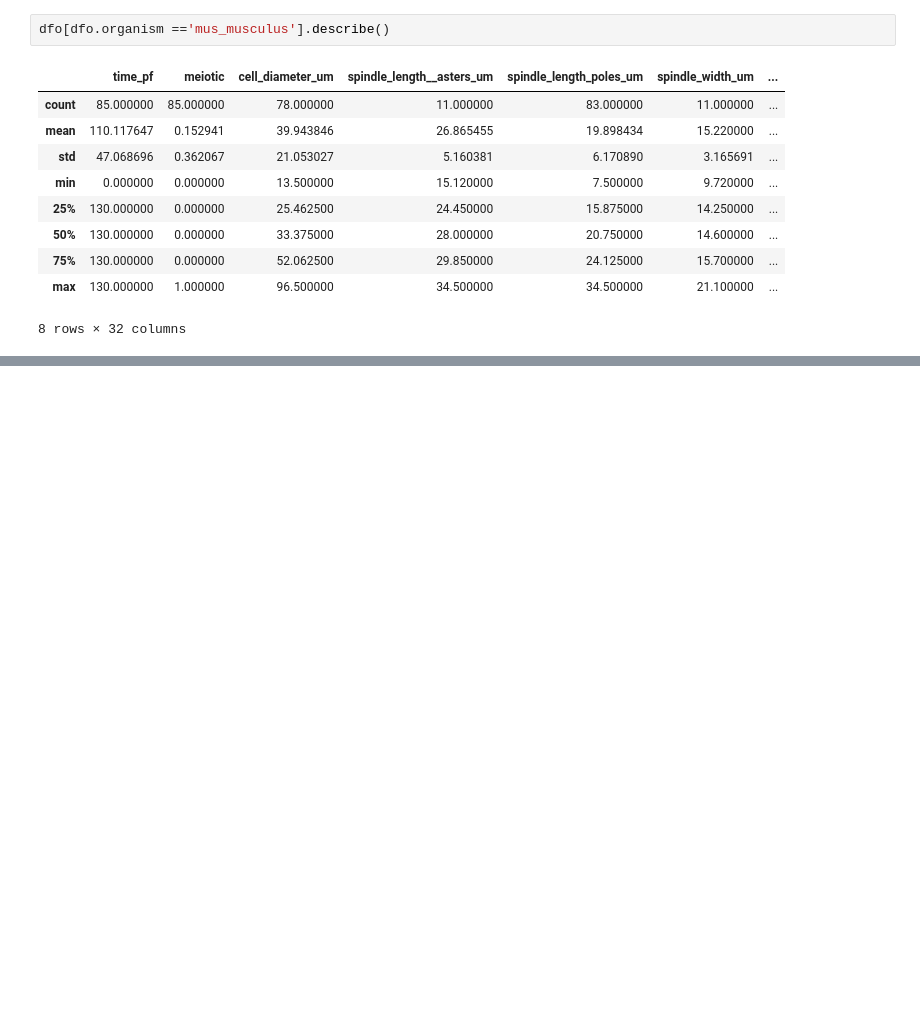
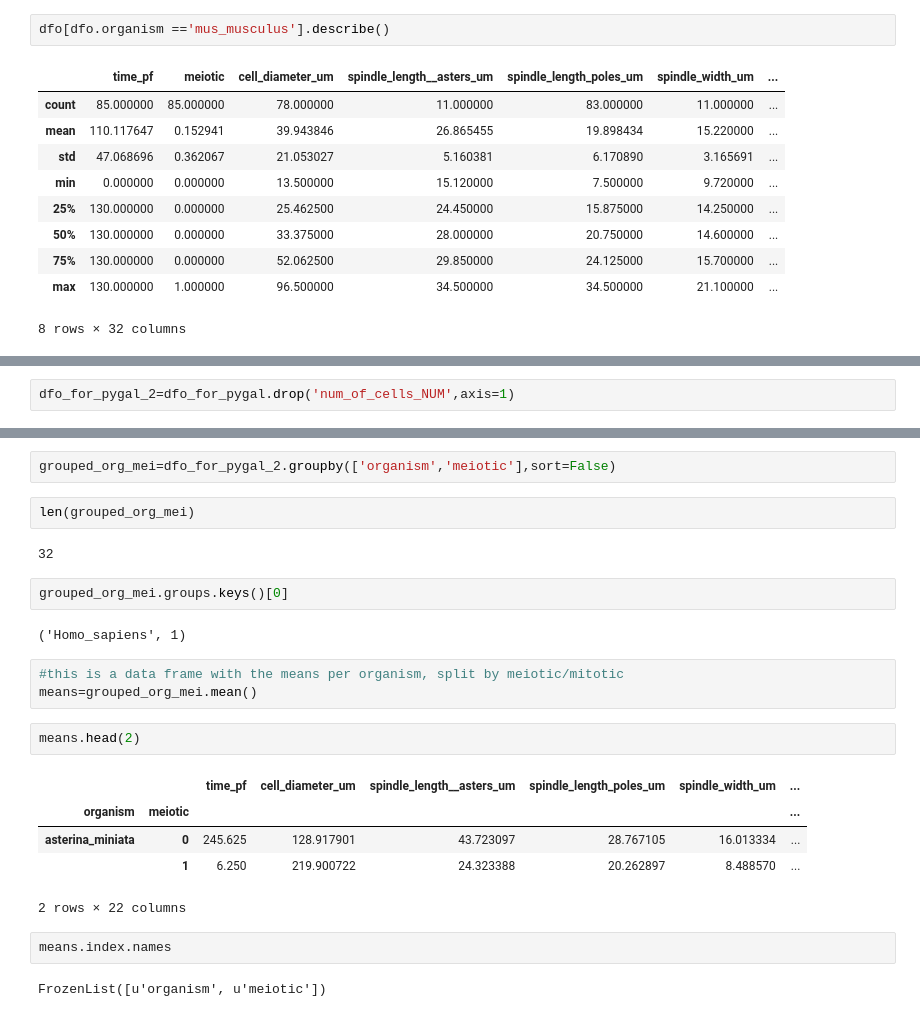
Before and after one commit to emmaggie/SPINDLE_ZOO, a Jupyter notebook: SEPTEMBER_2014/Marina_spindle_zoo_part3.ipynb, the cells around one changed output, grey strips where cells are left out. Drawn from its saved outputs; the diff is of its cells as text; blank space fills up the shorter version.

```diff
--- a/SEPTEMBER_2014/Marina_spindle_zoo_part3.ipynb
+++ b/SEPTEMBER_2014/Marina_spindle_zoo_part3.ipynb
@@ -132,0 +231,2 @@ dfo[dfo.organism =='mus_musculus'].groupby('meiotic').count()
+# %%
+dfo_for_pygal_2=dfo_for_pygal.drop('num_of_cells_NUM',axis=1)
@@ -132,0 +253,25 @@ dfo[dfo.organism =='mus_musculus'].groupby('meiotic').count()
+# %%
+grouped_org_mei=dfo_for_pygal_2.groupby(['organism','meiotic'],sort=False)
+# %%
+len(grouped_org_mei)
+# %% [output]
+32
+# %%
+grouped_org_mei.groups.keys()[0]
+# %% [output]
+('Homo_sapiens', 1)
+# %%
+#this is a data frame with the means per organism, split by meiotic/mitotic
+means=grouped_org_mei.mean()
+# %%
+means.head(2)
+# %% [output]
+|  |  | time_pf | cell_diameter_um | spindle_length__asters_um | spindle_length_poles_um | spindle_width_um | ... |
+| organism | meiotic |  |  |  |  |  | ... |
+| asterina_miniata | 0 | 245.625 | 128.917901 | 43.723097 | 28.767105 | 16.013334 | ... |
+|  | 1 | 6.250 | 219.900722 | 24.323388 | 20.262897 | 8.488570 | ... |
+2 rows × 22 columns
+# %%
+means.index.names
+# %% [output]
+FrozenList([u'organism', u'meiotic'])
```
Also changed, not shown: parts of 24 cells of this notebook.
